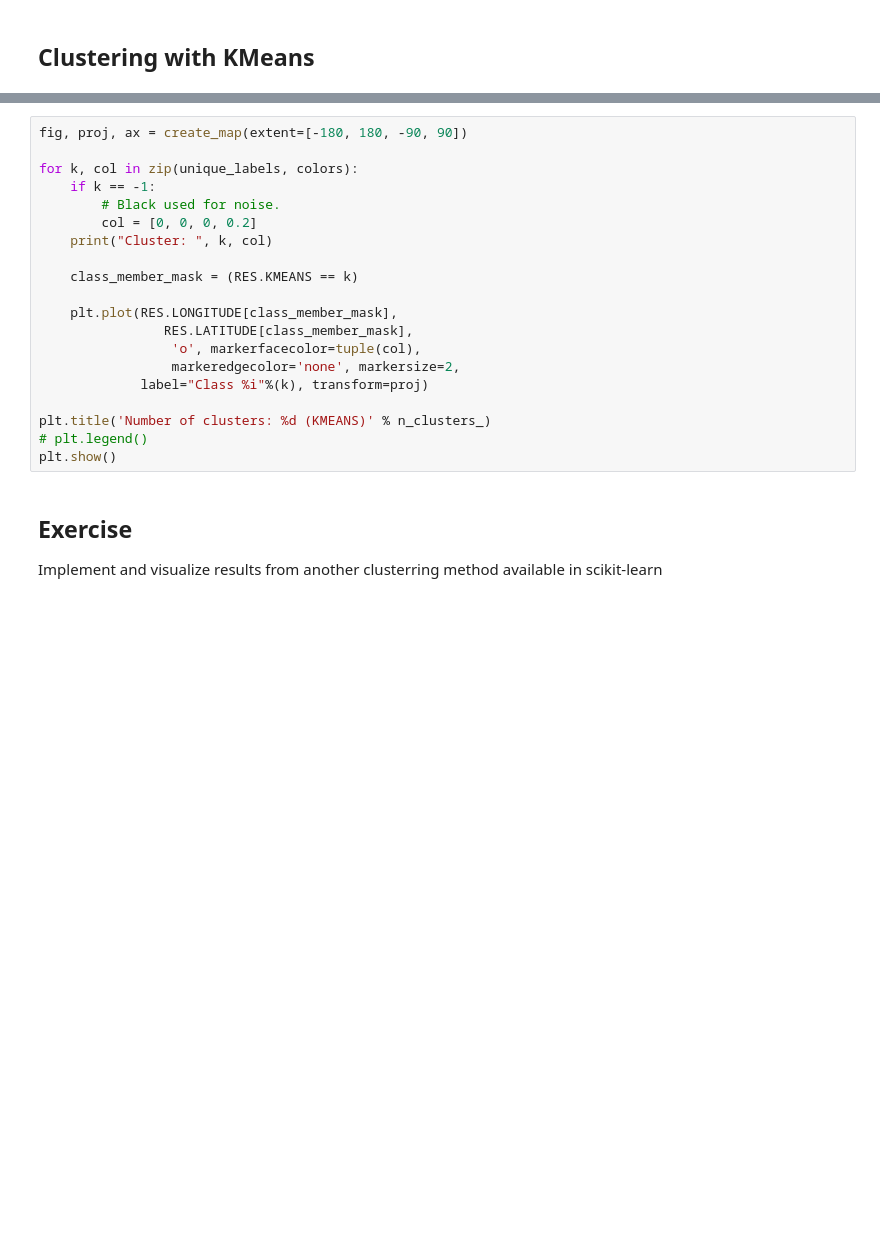
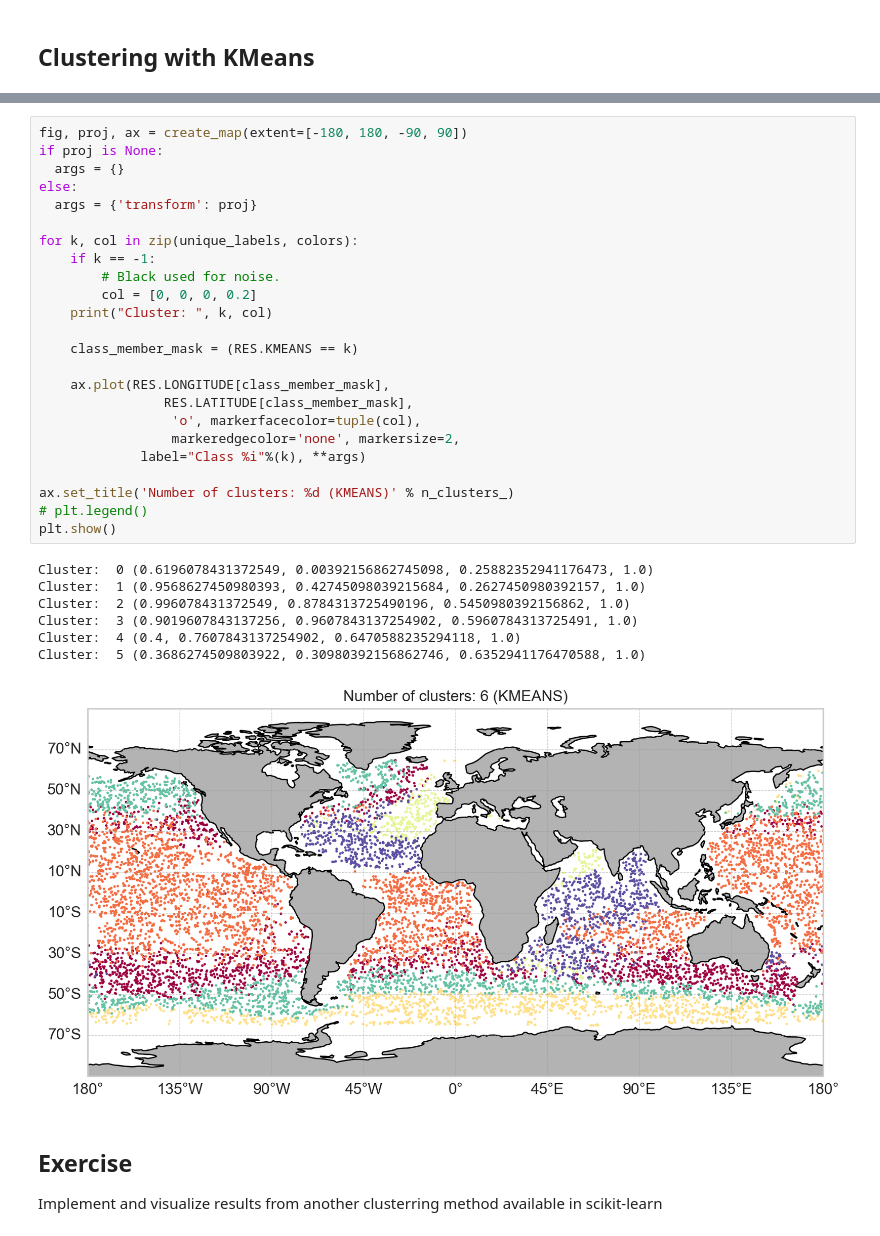
Before and after one commit to mariacflorenza/ds2-2025, a Jupyter notebook: practice/exploratory_statistics/Clustering-Tuto-2.ipynb, the cells around one changed output, grey strips where cells are left out. Drawn from its saved outputs; the diff is of its cells as text; blank space fills up the shorter version.

```diff
--- a/practice/exploratory_statistics/Clustering-Tuto-2.ipynb
+++ b/practice/exploratory_statistics/Clustering-Tuto-2.ipynb
@@ -253,23 +358,35 @@ plt.show()
 # %%
 fig, proj, ax = create_map(extent=[-180, 180, -90, 90])
+if proj is None:
+  args = {}
+else:
+  args = {'transform': proj}
 
 for k, col in zip(unique_labels, colors):
     if k == -1:
         # Black used for noise.
         col = [0, 0, 0, 0.2]
     print("Cluster: ", k, col)
 
     class_member_mask = (RES.KMEANS == k)
 
-    plt.plot(RES.LONGITUDE[class_member_mask],
+    ax.plot(RES.LONGITUDE[class_member_mask],
                 RES.LATITUDE[class_member_mask],
                  'o', markerfacecolor=tuple(col),
                  markeredgecolor='none', markersize=2,
-             label="Class %i"%(k), transform=proj)
+             label="Class %i"%(k), **args)
 
-plt.title('Number of clusters: %d (KMEANS)' % n_clusters_)
+ax.set_title('Number of clusters: %d (KMEANS)' % n_clusters_)
 # plt.legend()
 plt.show()
+# %% [output]
+Cluster:  0 (0.6196078431372549, 0.00392156862745098, 0.25882352941176473, 1.0)
+Cluster:  1 (0.9568627450980393, 0.42745098039215684, 0.2627450980392157, 1.0)
+Cluster:  2 (0.996078431372549, 0.8784313725490196, 0.5450980392156862, 1.0)
+Cluster:  3 (0.9019607843137256, 0.9607843137254902, 0.5960784313725491, 1.0)
+Cluster:  4 (0.4, 0.7607843137254902, 0.6470588235294118, 1.0)
+Cluster:  5 (0.3686274509803922, 0.30980392156862746, 0.6352941176470588, 1.0)
+[figure, added]
 # %% [markdown]
 ## Exercise
 
```
Also changed, not shown: parts of 15 cells of this notebook, 2 other files.
